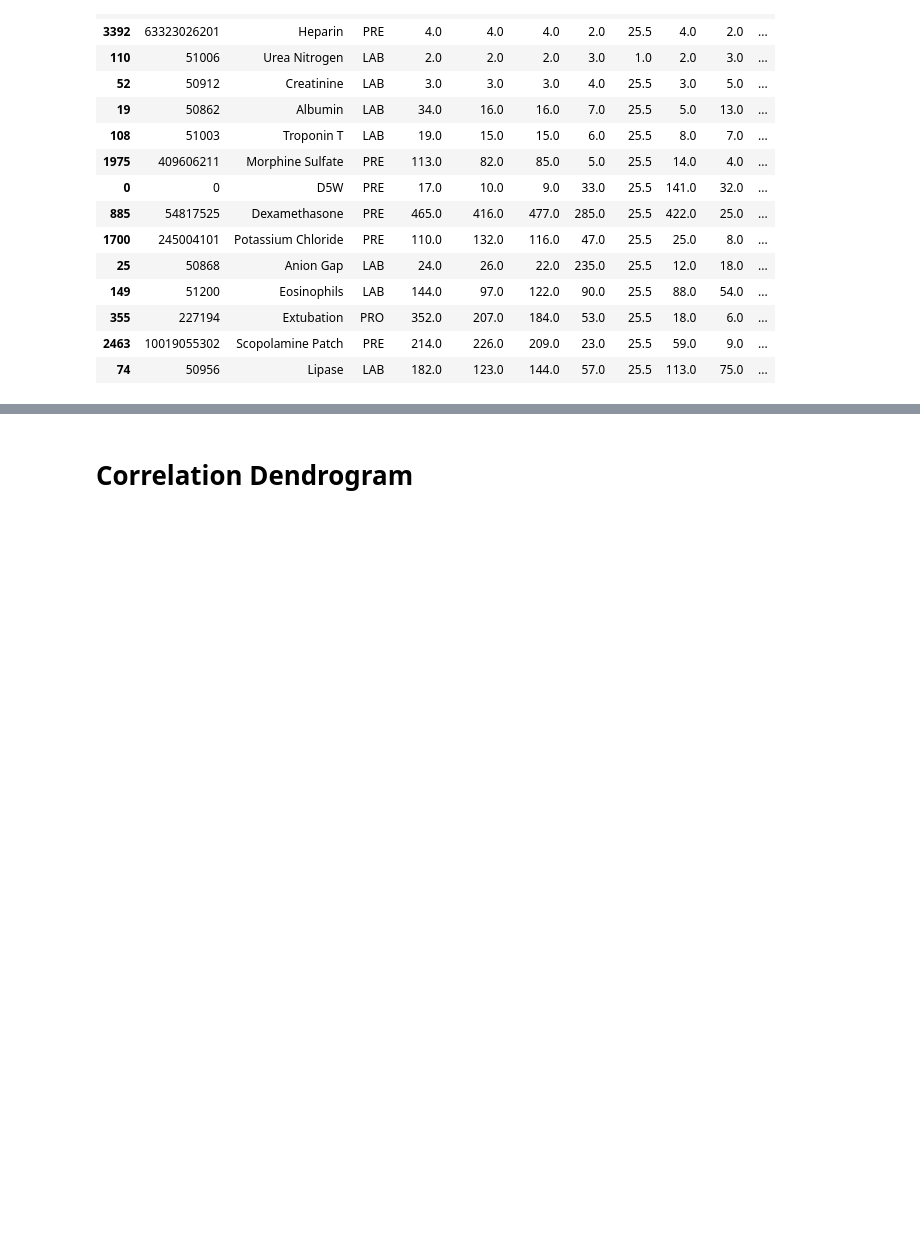
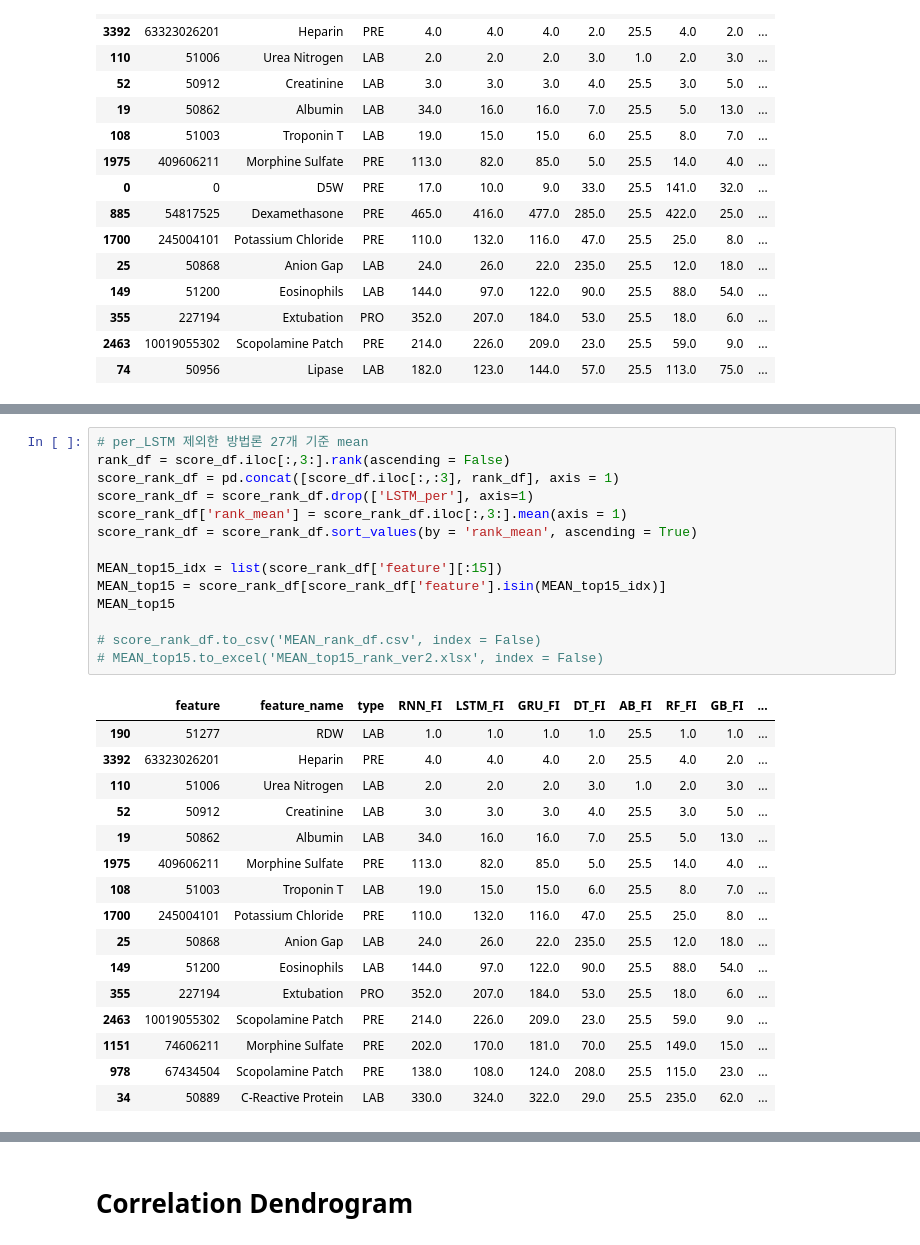
Before and after one commit to limeorange/MIMIC_Research, a Jupyter notebook: 해외_Journal of Biomedical Informatics/09 28 Methods Rank & Correlation Dendrogram.ipynb, the cells around one changed output, grey strips where cells are left out. Cells and saved outputs as stored; diff of their text form; blank space fills up the shorter version.

```diff
--- a/해외_Journal of Biomedical Informatics/09 28 Methods Rank & Correlation Dendrogram.ipynb
+++ b/해외_Journal of Biomedical Informatics/09 28 Methods Rank & Correlation Dendrogram.ipynb
@@ -215,0 +220,31 @@ MEAN_top15
+# %%
+# per_LSTM 제외한 방법론 27개 기준 mean
+rank_df = score_df.iloc[:,3:].rank(ascending = False)
+score_rank_df = pd.concat([score_df.iloc[:,:3], rank_df], axis = 1)
+score_rank_df = score_rank_df.drop(['LSTM_per'], axis=1)
+score_rank_df['rank_mean'] = score_rank_df.iloc[:,3:].mean(axis = 1)
+score_rank_df = score_rank_df.sort_values(by = 'rank_mean', ascending = True)
+
+MEAN_top15_idx = list(score_rank_df['feature'][:15])
+MEAN_top15 = score_rank_df[score_rank_df['feature'].isin(MEAN_top15_idx)]
+MEAN_top15
+
+# score_rank_df.to_csv('MEAN_rank_df.csv', index = False)
+# MEAN_top15.to_excel('MEAN_top15_rank_ver2.xlsx', index = False)
+# %% [output]
+|  | feature | feature_name | type | RNN_FI | LSTM_FI | GRU_FI | DT_FI | AB_FI | RF_FI | GB_FI | ... |
+| 190 | 51277 | RDW | LAB | 1.0 | 1.0 | 1.0 | 1.0 | 25.5 | 1.0 | 1.0 | ... |
+| 3392 | 63323026201 | Heparin | PRE | 4.0 | 4.0 | 4.0 | 2.0 | 25.5 | 4.0 | 2.0 | ... |
+| 110 | 51006 | Urea Nitrogen | LAB | 2.0 | 2.0 | 2.0 | 3.0 | 1.0 | 2.0 | 3.0 | ... |
+| 52 | 50912 | Creatinine | LAB | 3.0 | 3.0 | 3.0 | 4.0 | 25.5 | 3.0 | 5.0 | ... |
+| 19 | 50862 | Albumin | LAB | 34.0 | 16.0 | 16.0 | 7.0 | 25.5 | 5.0 | 13.0 | ... |
+| 1975 | 409606211 | Morphine Sulfate | PRE | 113.0 | 82.0 | 85.0 | 5.0 | 25.5 | 14.0 | 4.0 | ... |
+| 108 | 51003 | Troponin T | LAB | 19.0 | 15.0 | 15.0 | 6.0 | 25.5 | 8.0 | 7.0 | ... |
+| 1700 | 245004101 | Potassium Chloride | PRE | 110.0 | 132.0 | 116.0 | 47.0 | 25.5 | 25.0 | 8.0 | ... |
+| 25 | 50868 | Anion Gap | LAB | 24.0 | 26.0 | 22.0 | 235.0 | 25.5 | 12.0 | 18.0 | ... |
+| 149 | 51200 | Eosinophils | LAB | 144.0 | 97.0 | 122.0 | 90.0 | 25.5 | 88.0 | 54.0 | ... |
+| 355 | 227194 | Extubation | PRO | 352.0 | 207.0 | 184.0 | 53.0 | 25.5 | 18.0 | 6.0 | ... |
+| 2463 | 10019055302 | Scopolamine Patch | PRE | 214.0 | 226.0 | 209.0 | 23.0 | 25.5 | 59.0 | 9.0 | ... |
+| 1151 | 74606211 | Morphine Sulfate | PRE | 202.0 | 170.0 | 181.0 | 70.0 | 25.5 | 149.0 | 15.0 | ... |
+| 978 | 67434504 | Scopolamine Patch | PRE | 138.0 | 108.0 | 124.0 | 208.0 | 25.5 | 115.0 | 23.0 | ... |
+| 34 | 50889 | C-Reactive Protein | LAB | 330.0 | 324.0 | 322.0 | 29.0 | 25.5 | 235.0 | 62.0 | ... |
```
Also changed, not shown: parts of 11 cells of this notebook.
